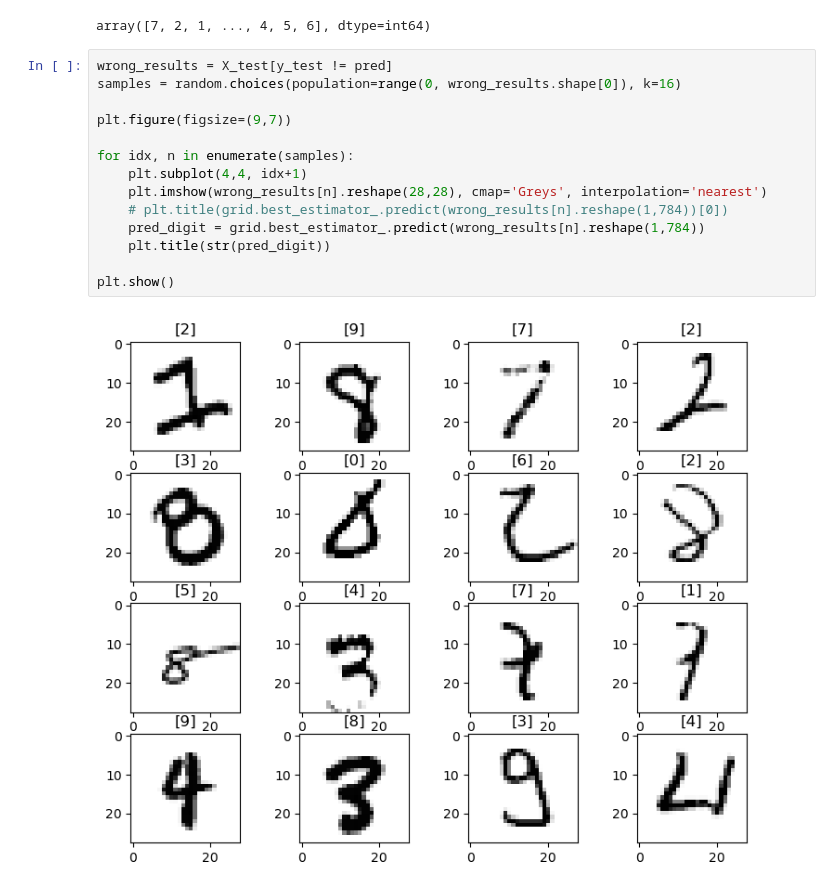
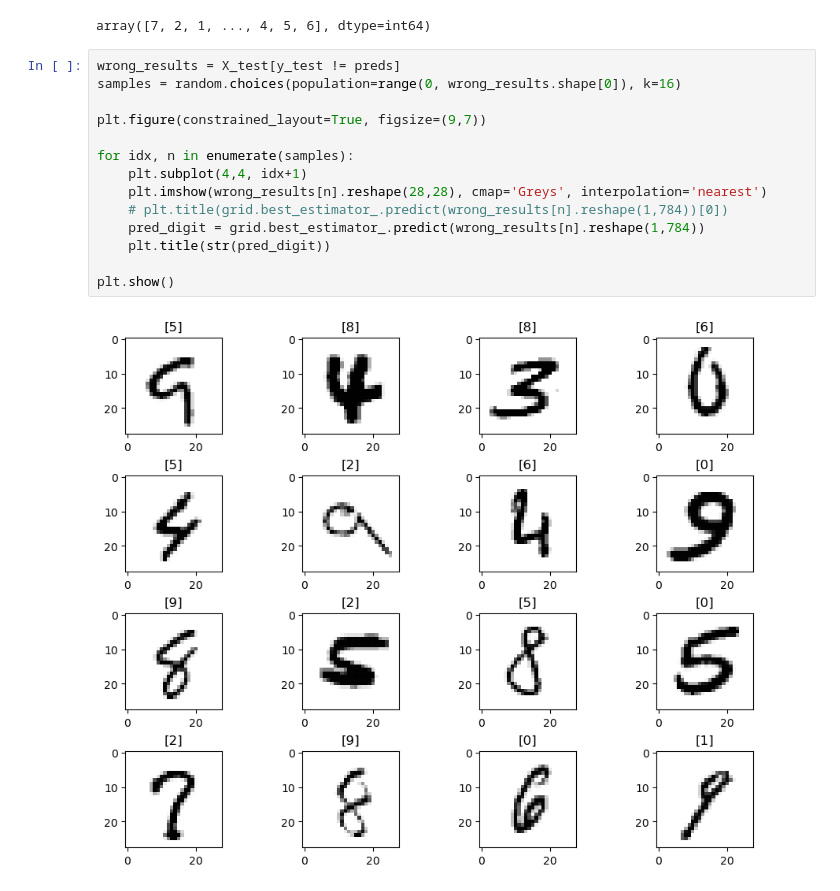
Before and after one commit to ElaYJ/Study_Machine_Learning, a Jupyter notebook: Lecture/Ch09_6_PCA_KNN_MINST_dataset.ipynb, the cells around one changed output. Saved outputs shown, nothing was run; the diff lists cells and outputs as text.

```diff
--- a/Lecture/Ch09_6_PCA_KNN_MINST_dataset.ipynb
+++ b/Lecture/Ch09_6_PCA_KNN_MINST_dataset.ipynb
@@ -266,18 +315,18 @@ preds
 # %% [output]
 array([7, 2, 1, ..., 4, 5, 6], dtype=int64)
 # %%
-wrong_results = X_test[y_test != pred]
+wrong_results = X_test[y_test != preds]
 samples = random.choices(population=range(0, wrong_results.shape[0]), k=16)
 
-plt.figure(figsize=(9,7))
+plt.figure(constrained_layout=True, figsize=(9,7))
 
 for idx, n in enumerate(samples):
     plt.subplot(4,4, idx+1)
     plt.imshow(wrong_results[n].reshape(28,28), cmap='Greys', interpolation='nearest')
     # plt.title(grid.best_estimator_.predict(wrong_results[n].reshape(1,784))[0])
     pred_digit = grid.best_estimator_.predict(wrong_results[n].reshape(1,784))
     plt.title(str(pred_digit))
 
 plt.show()
 # %% [output]
-[figure, old version]
+[figure, new version]
```
Also changed, not shown: parts of 9 cells of this notebook, 12 other files.
